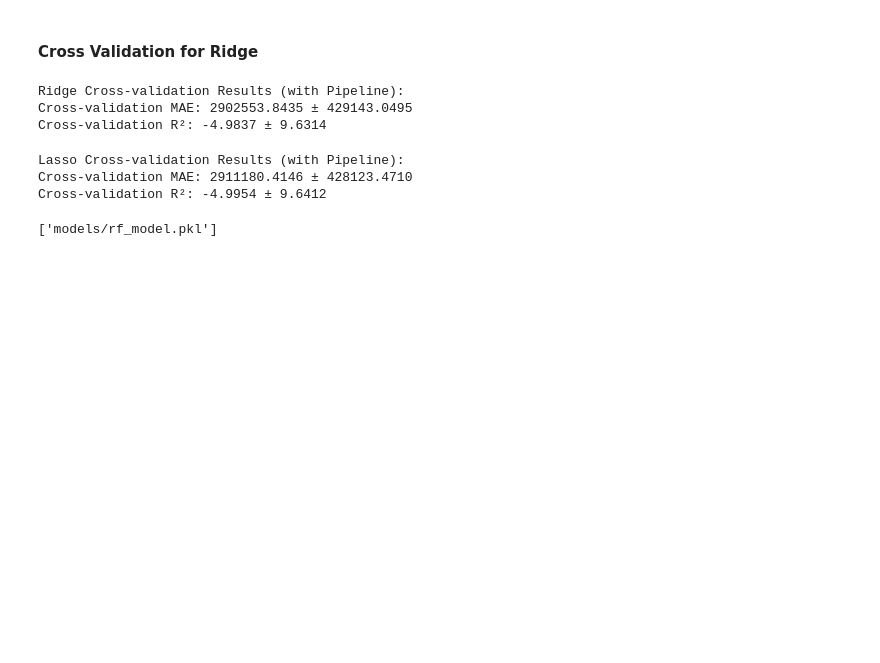
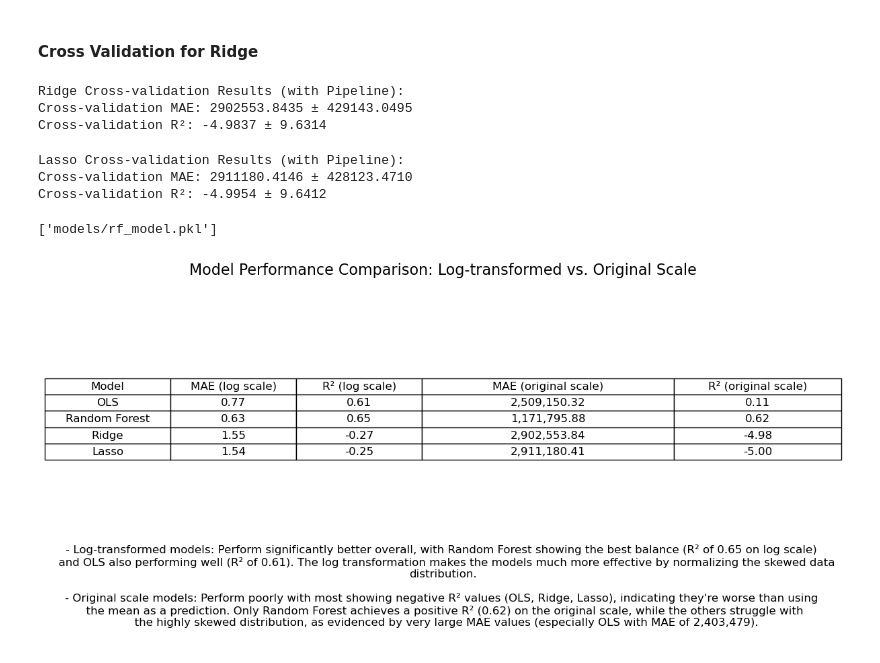
Before and after one commit to emijlop/climate-migration-project, a Jupyter notebook: 003_crossval_elena.ipynb, the cells around one changed output. Drawn from its saved outputs; the diff is of its cells as text; code cells hidden in the pictures; blank space fills up the shorter version.

```diff
--- a/003_crossval_elena.ipynb
+++ b/003_crossval_elena.ipynb
@@ -415,3 +415,76 @@ joblib.dump(lasso_pipeline, 'models/lasso_model.pkl')
 joblib.dump(rf_model, 'models/rf_model.pkl')
 # %% [output]
 ['models/rf_model.pkl']
+# %%
+import matplotlib.pyplot as plt
+import numpy as np
+import pandas as pd
+import seaborn as sns
+
+# Create a DataFrame with the cross-validation results
+models = ['OLS', 'Random Forest', 'Ridge', 'Lasso']
+mae_original = [2509150.32, 1171795.88, 2902553.84, 2911180.41]  # Original scale MAE values
+r2_original = [0.11, 0.62, -4.98, -5.00]  # Original scale R² values
+
+# Log-transformed values (approximated from your results)
+mae_log = [0.77, 0.63, 1.55, 1.54]  # Log scale MAE values
+r2_log = [0.61, 0.65, -0.27, -0.25]  # Log scale R² values
+
+# Create DataFrame
+results_df = pd.DataFrame({
+    'Model': models,
+    'MAE (log scale)': mae_log,
+    'R² (log scale)': r2_log,
+    'MAE': mae_original,
+    'R²': r2_original
+})
+
+# Create the figure
+fig, ax = plt.subplots(figsize=(12, 6))
+
+# Create a table
+cell_text = []
+for row in range(len(results_df)):
+    cell_text.append([
+        results_df.iloc[row]['Model'],
+        f"{results_df.iloc[row]['MAE (log scale)']:.2f}",
+        f"{results_df.iloc[row]['R² (log scale)']:.2f}",
+        f"{results_df.iloc[row]['MAE']:,.2f}",
+        f"{results_df.iloc[row]['R²']:.2f}"
+    ])
+
+# Create the table
+table = plt.table(
+    cellText=cell_text,
+    colLabels=['Model', 'MAE (log scale)', 'R² (log scale)', 'MAE (original scale)', 'R² (original scale)'],
+    loc='center',
+    cellLoc='center',
+    colWidths=[0.15, 0.15, 0.15, 0.3, 0.2]
+)
+
+# Modify table appearance
+table.auto_set_font_size(False)
+table.set_fontsize(12)
+table.scale(1.2, 1.8)
+
+# Remove axes
+ax.axis('off')
+
+# Add a title
+plt.title('Model Performance Comparison: Log-transformed vs. Original Scale', fontsize=16, pad=20)
+
+# Add explanation text below
+explanation = """
+- Log-transformed models: Perform significantly better overall, with Random Forest showing the best balance (R² of 0.65 on log scale)
+  and OLS also performing well (R² of 0.61). The log transformation makes the models much more effective by normalizing the skewed data distribution.
+
+- Original scale models: Perform poorly with most showing negative R² values (OLS, Ridge, Lasso), indicating they're worse than using
+  the mean as a prediction. Only Random Forest achieves a positive R² (0.62) on the original scale, while the others struggle with
+  the highly skewed distribution, as evidenced by very large MAE values (especially OLS with MAE of 2,403,479).
+"""
+
+plt.figtext(0.5, 0, explanation, ha='center', fontsize=12, wrap=True)
+plt.tight_layout(rect=[0, 0.2, 1, 0.95])
+plt.show()
+# %% [output]
+[figure, added]
```
Also changed, not shown: 1 other file.
